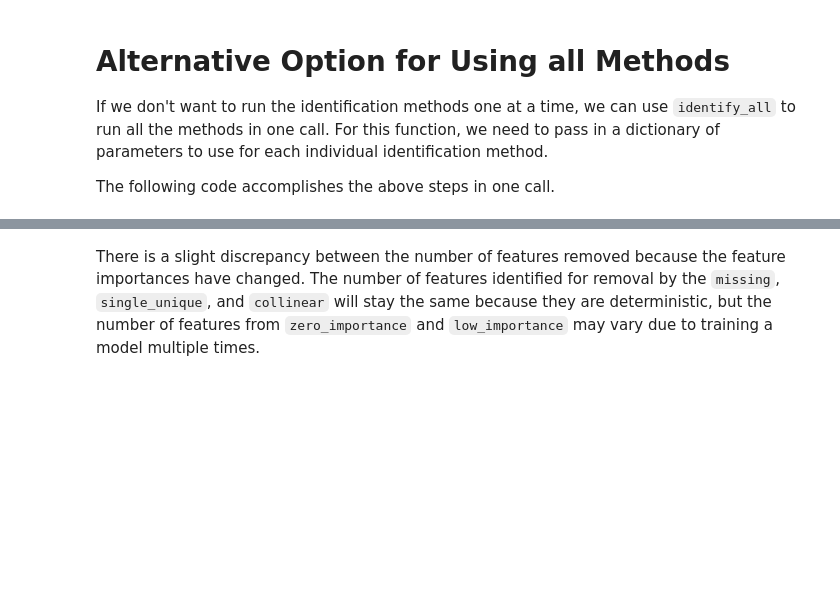
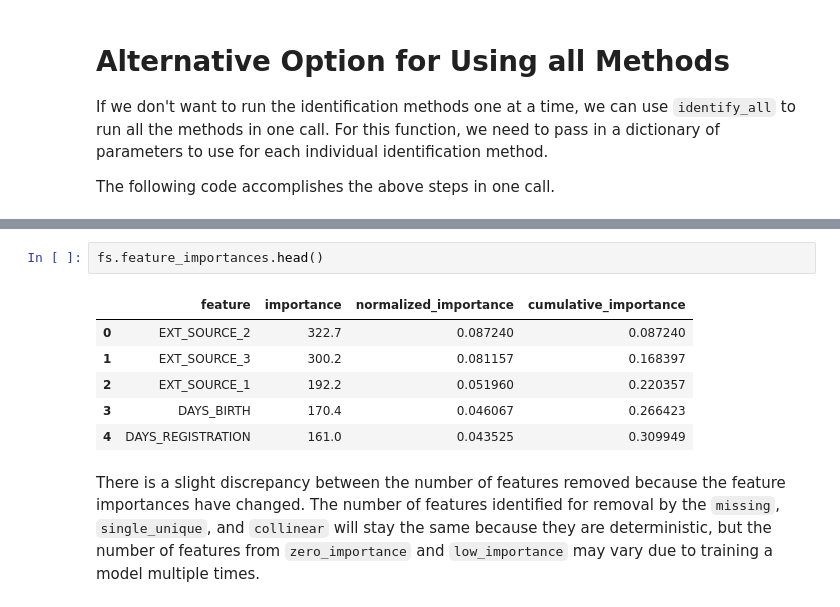
Before and after one commit to WillKoehrsen/feature-selector, a Jupyter notebook: Feature Selector Usage.ipynb, the cells around one changed output, grey strips where cells are left out. Drawn from its saved outputs; the diff is of its cells as text; blank space fills up the shorter version.

```diff
--- a/Feature Selector Usage.ipynb
+++ b/Feature Selector Usage.ipynb
@@ -414,3 +414,12 @@ Removed 139 features
+# %%
+fs.feature_importances.head()
+# %% [output]
+|  | feature | importance | normalized_importance | cumulative_importance |
+| 0 | EXT_SOURCE_2 | 322.7 | 0.087240 | 0.087240 |
+| 1 | EXT_SOURCE_3 | 300.2 | 0.081157 | 0.168397 |
+| 2 | EXT_SOURCE_1 | 192.2 | 0.051960 | 0.220357 |
+| 3 | DAYS_BIRTH | 170.4 | 0.046067 | 0.266423 |
+| 4 | DAYS_REGISTRATION | 161.0 | 0.043525 | 0.309949 |
 # %% [markdown]
 There is a slight discrepancy between the number of features removed because the feature importances have changed. The number of features identified for removal by the `missing`, `single_unique`, and `collinear` will stay the same because they are deterministic, but the number of features from `zero_importance` and `low_importance` may vary due to training a model multiple times.
 # %% [markdown]
```
Also changed, not shown: parts of 21 cells of this notebook.
